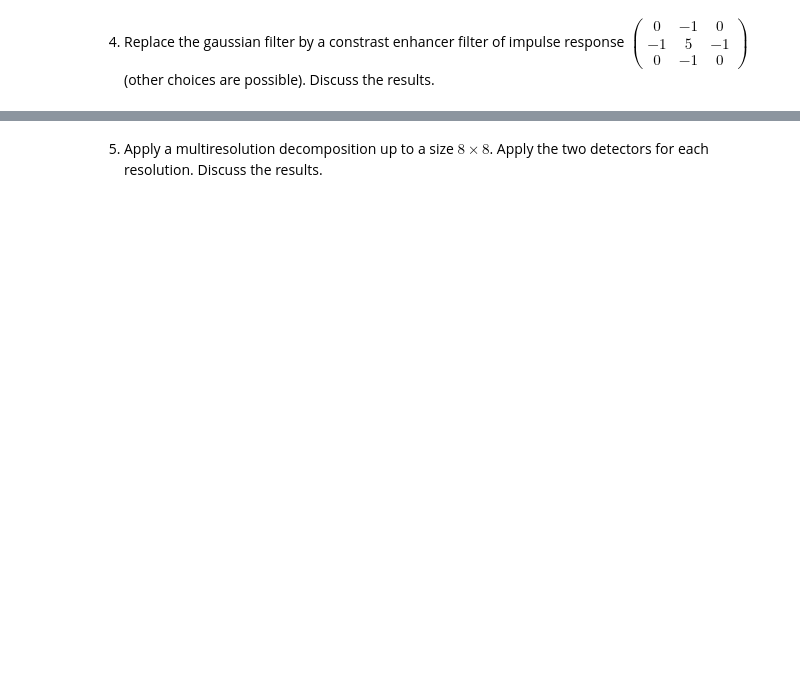
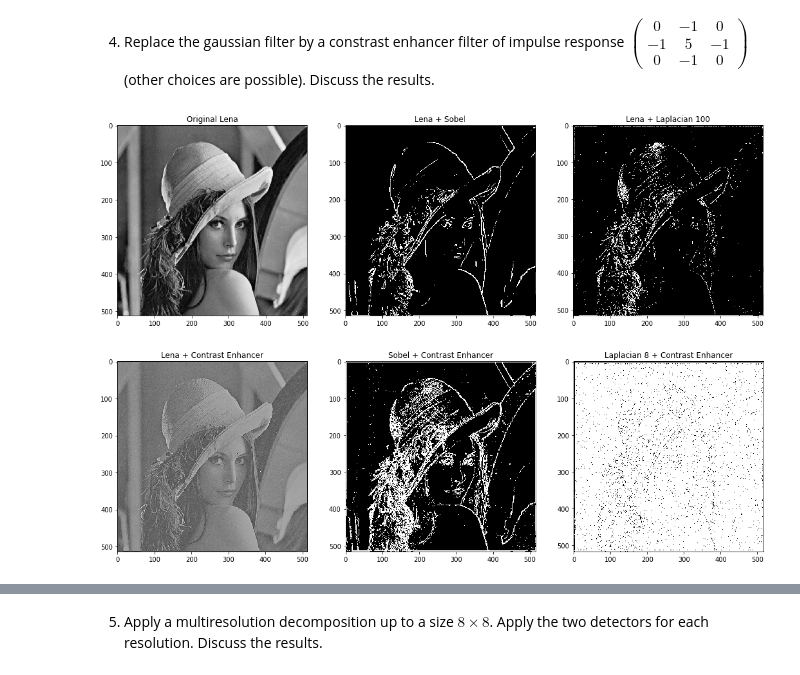
Before and after one commit to CharlesAttend/M1-S1-DAC, a Jupyter notebook: BIMA/TME/TME5/TME5.ipynb, the cells around one changed output, grey strips where cells are left out. Saved outputs shown, nothing was run; the diff lists cells and outputs as text; code cells hidden in the pictures; blank space fills up the shorter version.

```diff
--- a/BIMA/TME/TME5/TME5.ipynb
+++ b/BIMA/TME/TME5/TME5.ipynb
@@ -295,2 +334,11 @@ for i in range(4, len(img_to_display), 4):
 # %% [markdown]
 4. Replace the gaussian filter by a constrast enhancer filter of impulse response $\begin{pmatrix} 0&-1&0\\-1&5&-1\\0&-1&0\end{pmatrix}$ (other choices are possible). Discuss the results.
+# %%
+h = np.array([[0, -1, 0], [-1, 5, -1], [0, -1, 0]])
+h_lena = convolve2d(lena, h)
+niceDisplay14(  [lena, SobelDetector(lena, 200), LaplacianDetector(lena, 100)],
+                ['Original Lena',  'Lena + Sobel', 'Lena + Laplacian 100'])
+niceDisplay14( [h_lena, SobelDetector(h_lena, 200), LaplacianDetector(h_lena, 8)], ['Lena + Contrast Enhancer', 'Sobel + Contrast Enhancer', 'Laplacian 8 + Contrast Enhancer'])
+# %% [output]
+[figure, added]
+[figure, added]
```
Also changed, not shown: parts of 14 cells of this notebook, 1 other file.
